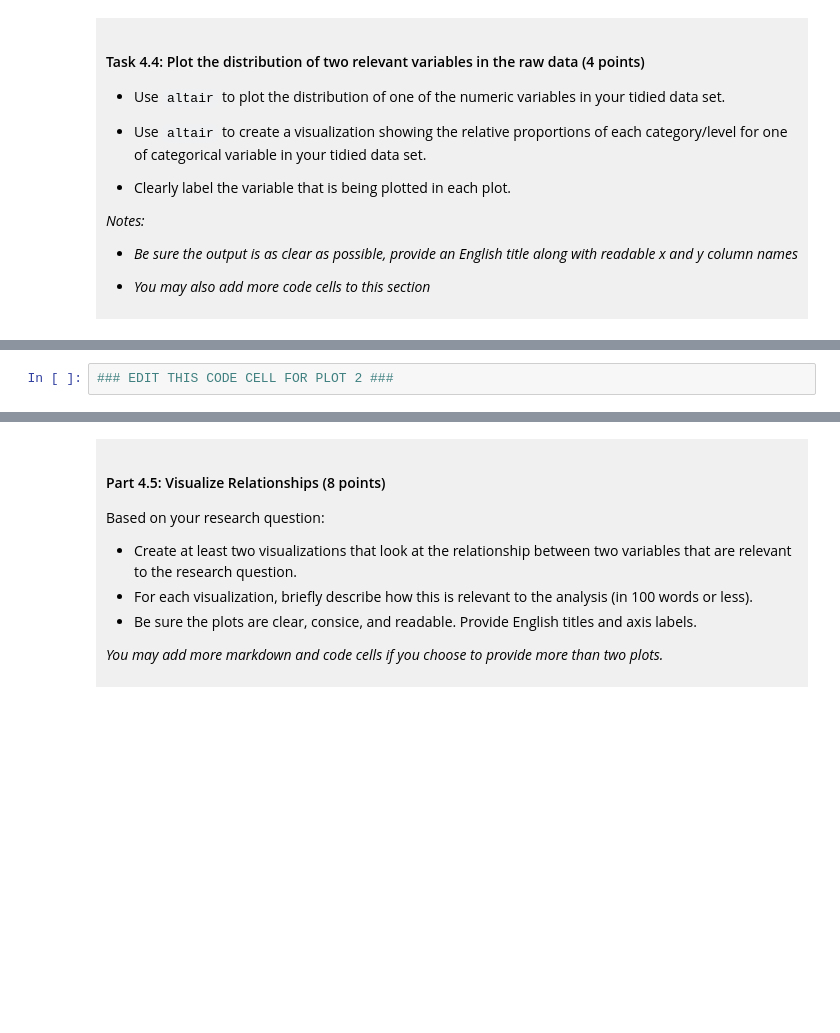
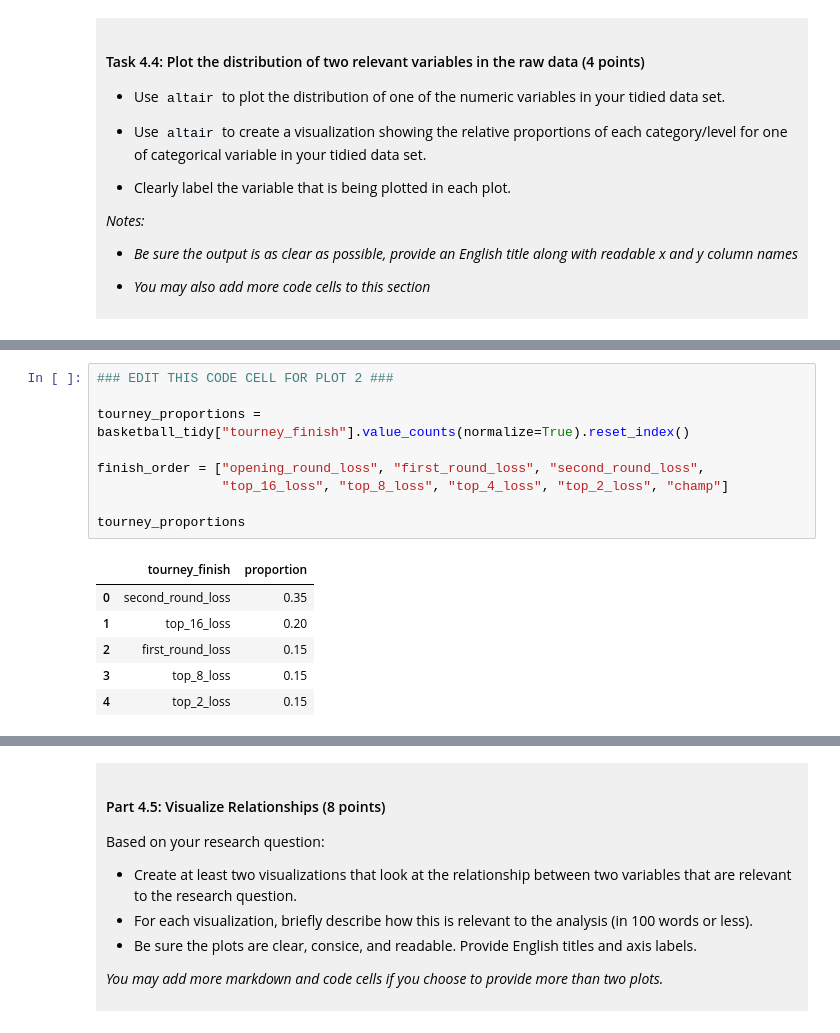
Before and after one commit to EmmaH270/dsci-100-project-emma-houghton, a Jupyter notebook: dsci-100-project-notebook.ipynb, the cells around one changed output, grey strips where cells are left out. Drawn from its saved outputs; the diff is of its cells as text; blank space fills up the shorter version.

```diff
--- a/dsci-100-project-notebook.ipynb
+++ b/dsci-100-project-notebook.ipynb
@@ -285,2 +337,16 @@ You will refine your research question (if needed) and produce a tidy data set.
 # %%
 ### EDIT THIS CODE CELL FOR PLOT 2 ###
+
+tourney_proportions = basketball_tidy["tourney_finish"].value_counts(normalize=True).reset_index()
+
+finish_order = ["opening_round_loss", "first_round_loss", "second_round_loss",
+                "top_16_loss", "top_8_loss", "top_4_loss", "top_2_loss", "champ"]
+
+tourney_proportions
+# %% [output]
+|  | tourney_finish | proportion |
+| 0 | second_round_loss | 0.35 |
+| 1 | top_16_loss | 0.20 |
+| 2 | first_round_loss | 0.15 |
+| 3 | top_8_loss | 0.15 |
+| 4 | top_2_loss | 0.15 |
```
Also changed, not shown: parts of 10 cells of this notebook.
